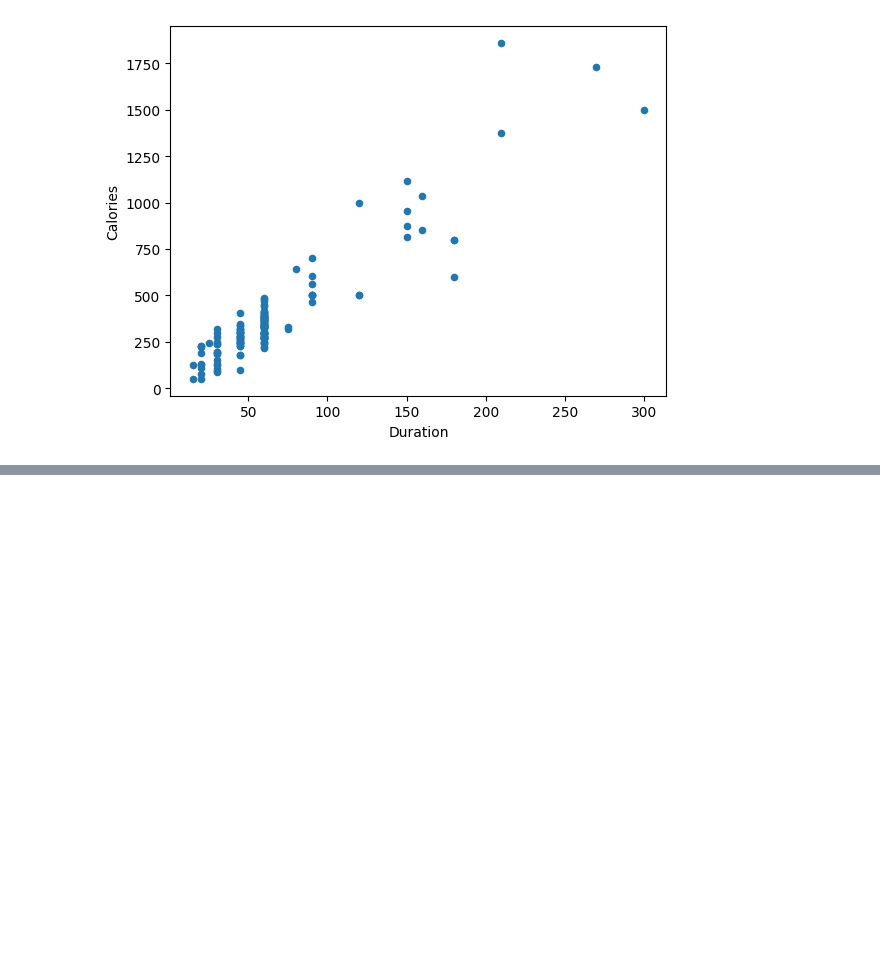
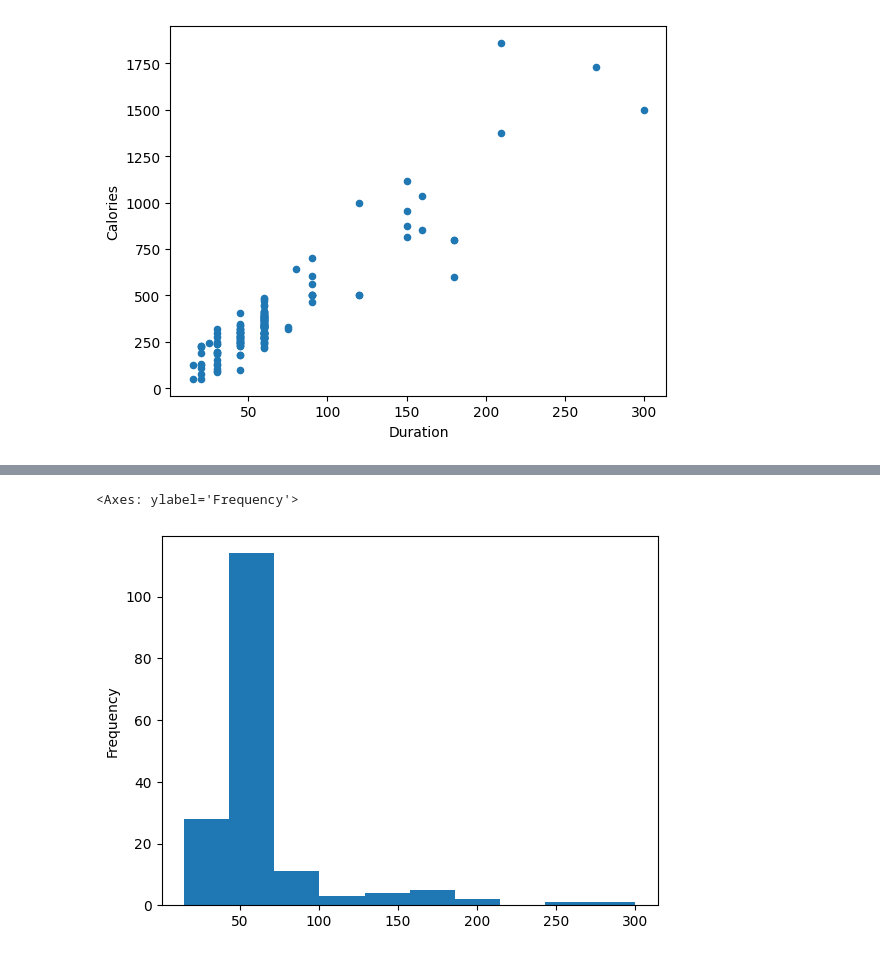
Before and after one commit to MAK8405/PandasHub, a Jupyter notebook: Pandas.ipynb, the cells around one changed output, grey strips where cells are left out. Drawn from its saved outputs; the diff is of its cells as text; code cells hidden in the pictures; blank space fills up the shorter version.

```diff
--- a/Pandas.ipynb
+++ b/Pandas.ipynb
@@ -794,0 +806,5 @@ plt.show()
+# %%
+df["Duration"].plot(kind="hist")
+# %% [output]
+<Axes: ylabel='Frequency'>
+[figure, added]
```
Also changed, not shown: parts of 1 cell of this notebook.
